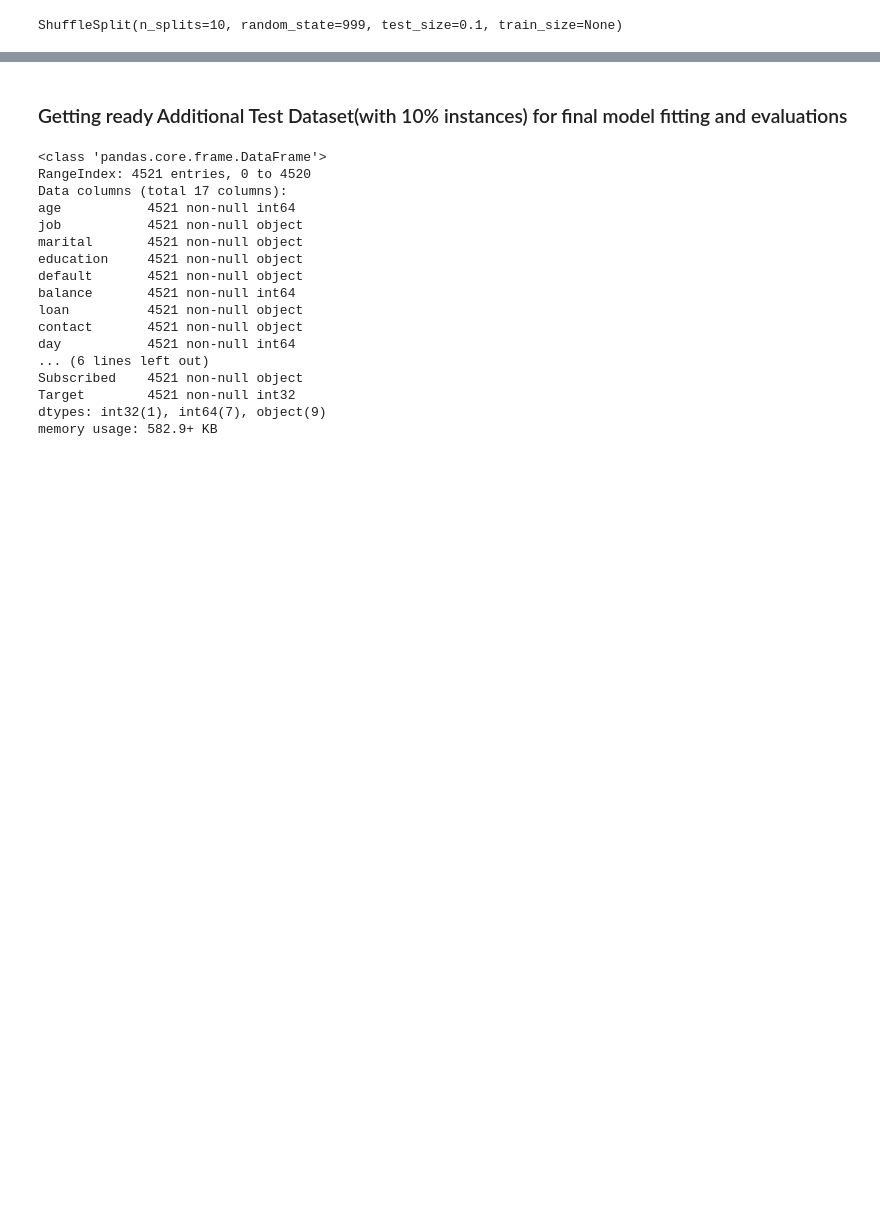
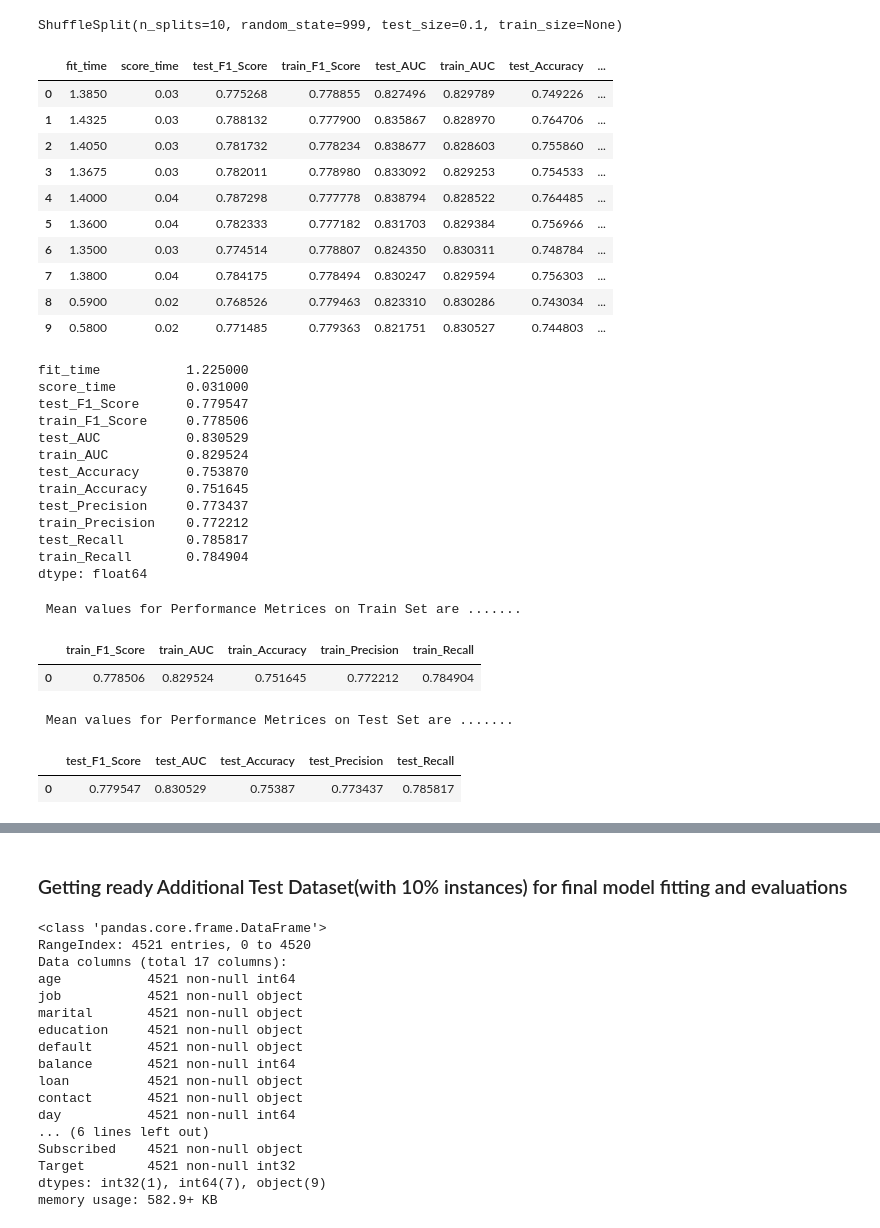
Before and after one commit to nhendersonkuns/awesomedataminers, a Jupyter notebook: Lab2_housing_models.ipynb, the cells around one changed output, grey strips where cells are left out. Saved outputs shown, nothing was run; the diff lists cells and outputs as text; code cells hidden in the pictures; blank space fills up the shorter version.

```diff
--- a/Lab2_housing_models.ipynb
+++ b/Lab2_housing_models.ipynb
@@ -689,3 +745,71 @@ shuffle_cv_object = ShuffleSplit(n_splits=num_cv_iterations, test_size = 0.1, ra
 print(shuffle_cv_object)
 # %% [output]
 ShuffleSplit(n_splits=10, random_state=999, test_size=0.1, train_size=None)
+# %%
+from sklearn.preprocessing import StandardScaler
+from sklearn.model_selection import cross_val_score, cross_validate
+from sklearn.metrics import make_scorer
+from sklearn.metrics import accuracy_score
+from sklearn.linear_model import LogisticRegression
+from sklearn.pipeline import make_pipeline
+#from sklearn import metrics as mt
+
+warnings.filterwarnings(action='ignore', category=DataConversionWarning)
+
+# Initialize an Empty Dataframe to store Model performance Stats
+#modelPerformanceMetrices = pd.DataFrame(columns=['Accuracy', 'AuC', 'F1 Score', 'Precision', 'Recall'])
+scoring = {'F1_Score': 'f1', 'AUC': 'roc_auc', 'Accuracy': make_scorer(accuracy_score), 'Precision': 'precision', \
+          'Recall': 'recall'}
+
+
+logisticModel = make_pipeline(StandardScaler(),  LogisticRegression(penalty='l1', C=1.0, class_weight=None, random_state=999))
+
+start = datetime.now()
+scores = cross_validate(logisticModel , X, y=y , cv = shuffle_cv_object , n_jobs = -1 , scoring = scoring)
+print()
+display(pd.DataFrame(scores))
+display(pd.DataFrame(scores).mean())
+end = datetime.now()
+
+
+print()
+testCol = ['test_F1_Score', 'test_AUC', 'test_Accuracy', 'test_Precision', 'test_Recall' ]
+trainCol = ['train_F1_Score', 'train_AUC', 'train_Accuracy', 'train_Precision', 'train_Recall' ]
+
+print("\n Mean values for Performance Metrices on Train Set are .......")
+display(pd.DataFrame(pd.DataFrame(scores)[trainCol].mean()).T)
+
+
+print("\n Mean values for Performance Metrices on Test Set are .......")
+display(pd.DataFrame(pd.DataFrame(scores)[testCol].mean()).T)
+# %% [output]
+|  | fit_time | score_time | test_F1_Score | train_F1_Score | test_AUC | train_AUC | test_Accuracy | ... |
+| 0 | 1.3850 | 0.03 | 0.775268 | 0.778855 | 0.827496 | 0.829789 | 0.749226 | ... |
+| 1 | 1.4325 | 0.03 | 0.788132 | 0.777900 | 0.835867 | 0.828970 | 0.764706 | ... |
+| 2 | 1.4050 | 0.03 | 0.781732 | 0.778234 | 0.838677 | 0.828603 | 0.755860 | ... |
+| 3 | 1.3675 | 0.03 | 0.782011 | 0.778980 | 0.833092 | 0.829253 | 0.754533 | ... |
+| 4 | 1.4000 | 0.04 | 0.787298 | 0.777778 | 0.838794 | 0.828522 | 0.764485 | ... |
+| 5 | 1.3600 | 0.04 | 0.782333 | 0.777182 | 0.831703 | 0.829384 | 0.756966 | ... |
+| 6 | 1.3500 | 0.03 | 0.774514 | 0.778807 | 0.824350 | 0.830311 | 0.748784 | ... |
+| 7 | 1.3800 | 0.04 | 0.784175 | 0.778494 | 0.830247 | 0.829594 | 0.756303 | ... |
+| 8 | 0.5900 | 0.02 | 0.768526 | 0.779463 | 0.823310 | 0.830286 | 0.743034 | ... |
+| 9 | 0.5800 | 0.02 | 0.771485 | 0.779363 | 0.821751 | 0.830527 | 0.744803 | ... |
+fit_time           1.225000
+score_time         0.031000
+test_F1_Score      0.779547
+train_F1_Score     0.778506
+test_AUC           0.830529
+train_AUC          0.829524
+test_Accuracy      0.753870
+train_Accuracy     0.751645
+test_Precision     0.773437
+train_Precision    0.772212
+test_Recall        0.785817
+train_Recall       0.784904
+dtype: float64
+ Mean values for Performance Metrices on Train Set are .......
+|  | train_F1_Score | train_AUC | train_Accuracy | train_Precision | train_Recall |
+| 0 | 0.778506 | 0.829524 | 0.751645 | 0.772212 | 0.784904 |
+ Mean values for Performance Metrices on Test Set are .......
+|  | test_F1_Score | test_AUC | test_Accuracy | test_Precision | test_Recall |
+| 0 | 0.779547 | 0.830529 | 0.75387 | 0.773437 | 0.785817 |
```
Also changed, not shown: parts of 43 cells of this notebook.
